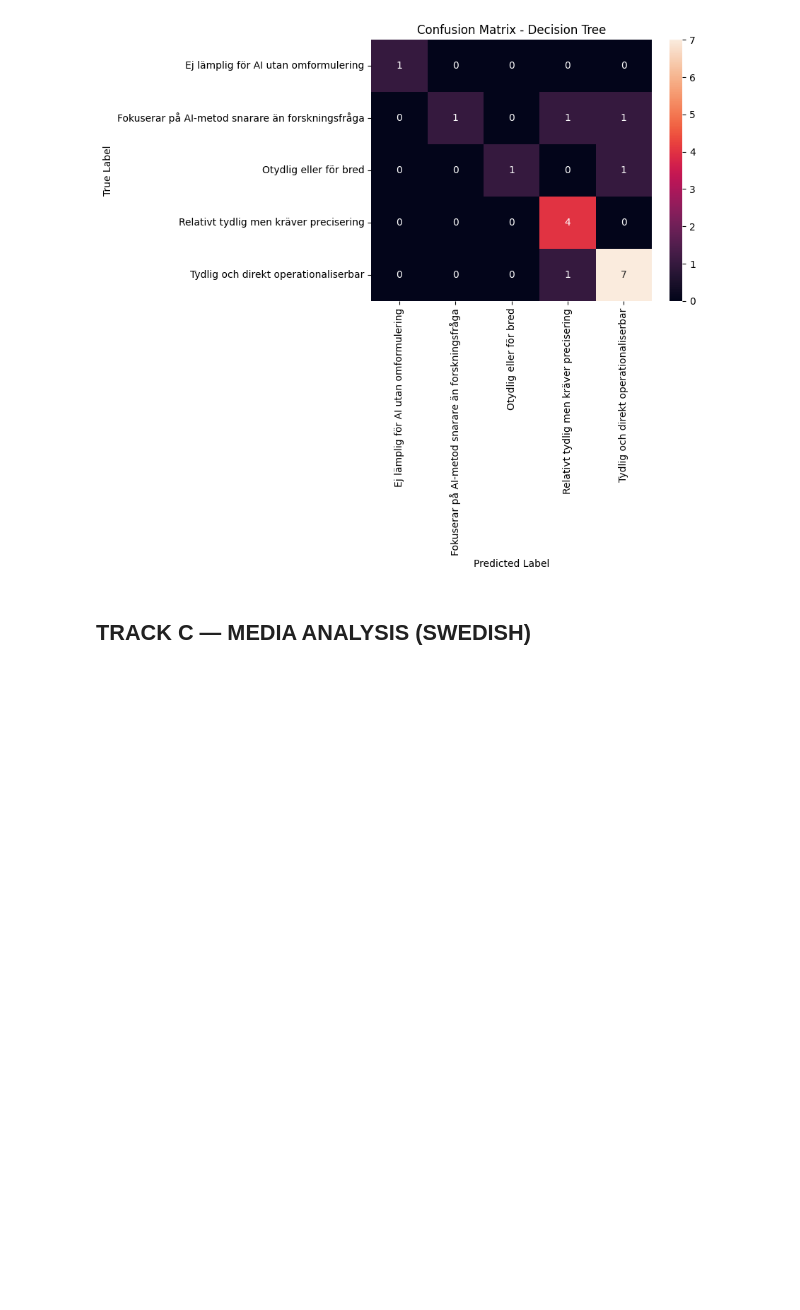
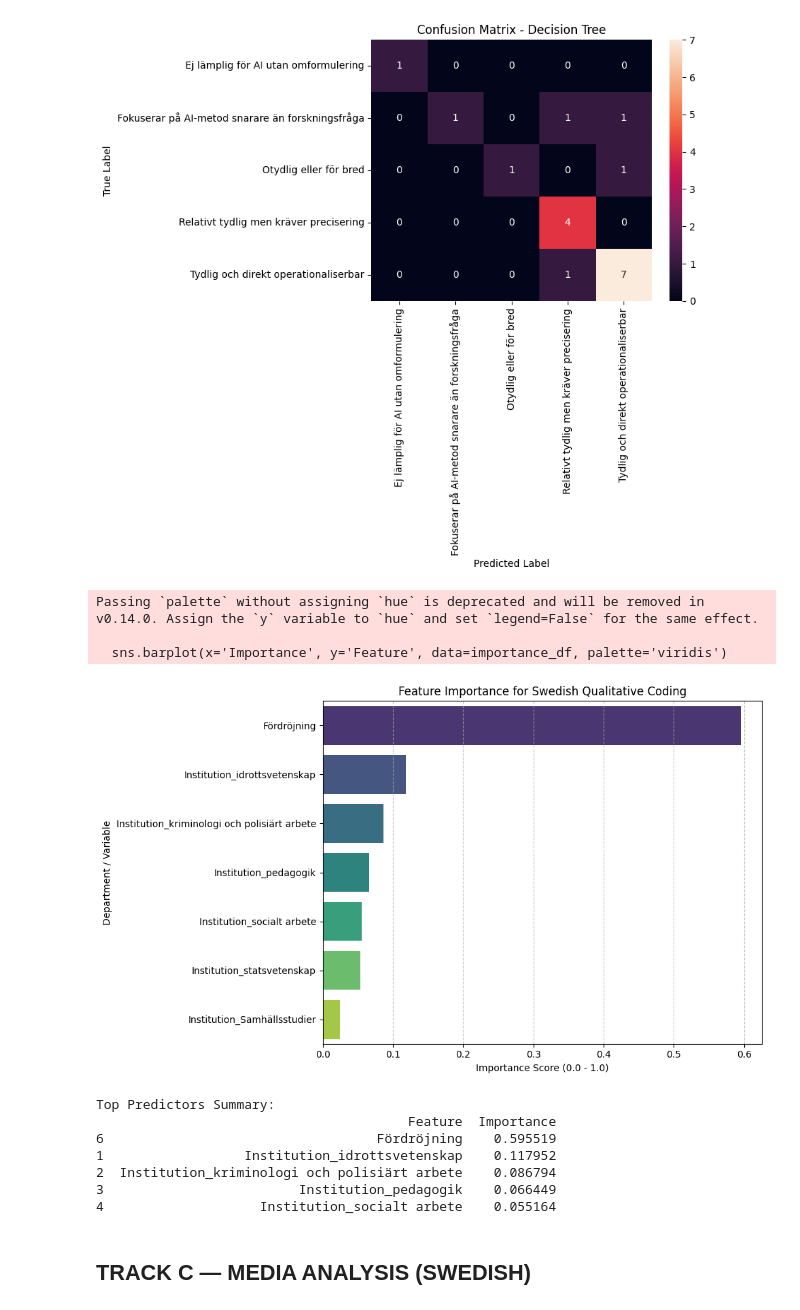
Before and after one commit to WelfLowe/ML4non-programmers, a Jupyter notebook: AI_in_social_science.ipynb, the cells around one changed output. Cells and saved outputs as stored; diff of their text form; code cells hidden in the pictures; blank space fills up the shorter version.

Commit message:
TRACK B w feature importance

```diff
--- a/AI_in_social_science.ipynb
+++ b/AI_in_social_science.ipynb
@@ -426,6 +430,64 @@ Confusion Matrix - Decision Tree:
  [0 0 0 1 7]]
 [figure]
 [figure]
+# %%
+import pandas as pd
+import numpy as np
+import matplotlib.pyplot as plt
+import seaborn as sns
+from sklearn.preprocessing import OneHotEncoder, LabelEncoder
+from sklearn.ensemble import RandomForestClassifier
+
+# 1. Setup Data as before
+
+# 2. Encode Features
+encoder = OneHotEncoder(sparse_output=False)
+X_cat = encoder.fit_transform(df[["Institution"]])
+
+# Extract exact names: e.g., 'Institution_pedagogik'
+feature_names = list(encoder.get_feature_names_out(['Institution']))
+feature_names.append("Fördröjning") # Add the numeric feature name
+
+# Combine features into one matrix
+X = np.hstack([X_cat, df[["Fördröjning"]].values])
+y = LabelEncoder().fit_transform(df["Kategori"])
+
+# 3. Analyze Importance using Random Forest
+# We use Forest because it reduces the "noise" of small datasets better than a single Tree.
+model = RandomForestClassifier(n_estimators=100, random_state=42)
+model.fit(X, y)
+
+# 4. Create Importance DataFrame
+importance_df = pd.DataFrame({
+    'Feature': feature_names,
+    'Importance': model.feature_importances_
+}).sort_values(by='Importance', ascending=False)
+
+# 5. Visualization
+plt.figure(figsize=(10, 6))
+sns.barplot(x='Importance', y='Feature', data=importance_df, palette='viridis')
+
+plt.title('Feature Importance for Swedish Qualitative Coding')
+plt.xlabel('Importance Score (0.0 - 1.0)')
+plt.ylabel('Department / Variable')
+plt.grid(axis='x', linestyle='--', alpha=0.7)
+plt.tight_layout()
+plt.show()
+
+print("\nTop Predictors Summary:")
+print(importance_df.head(5))
+# %% [output]
+Passing `palette` without assigning `hue` is deprecated and will be removed in v0.14.0. Assign the `y` variable to `hue` and set `legend=False` for the same effect.
+
+  sns.barplot(x='Importance', y='Feature', data=importance_df, palette='viridis')
+[figure, added]
+Top Predictors Summary:
+                                        Feature  Importance
+6                                   Fördröjning    0.595519
+1                  Institution_idrottsvetenskap    0.117952
+2  Institution_kriminologi och polisiärt arbete    0.086794
+3                         Institution_pedagogik    0.066449
+4                    Institution_socialt arbete    0.055164
 # %% [markdown]
 ## TRACK C — MEDIA ANALYSIS (SWEDISH)
 # %%
```
Also changed, not shown: parts of 4 cells of this notebook.
